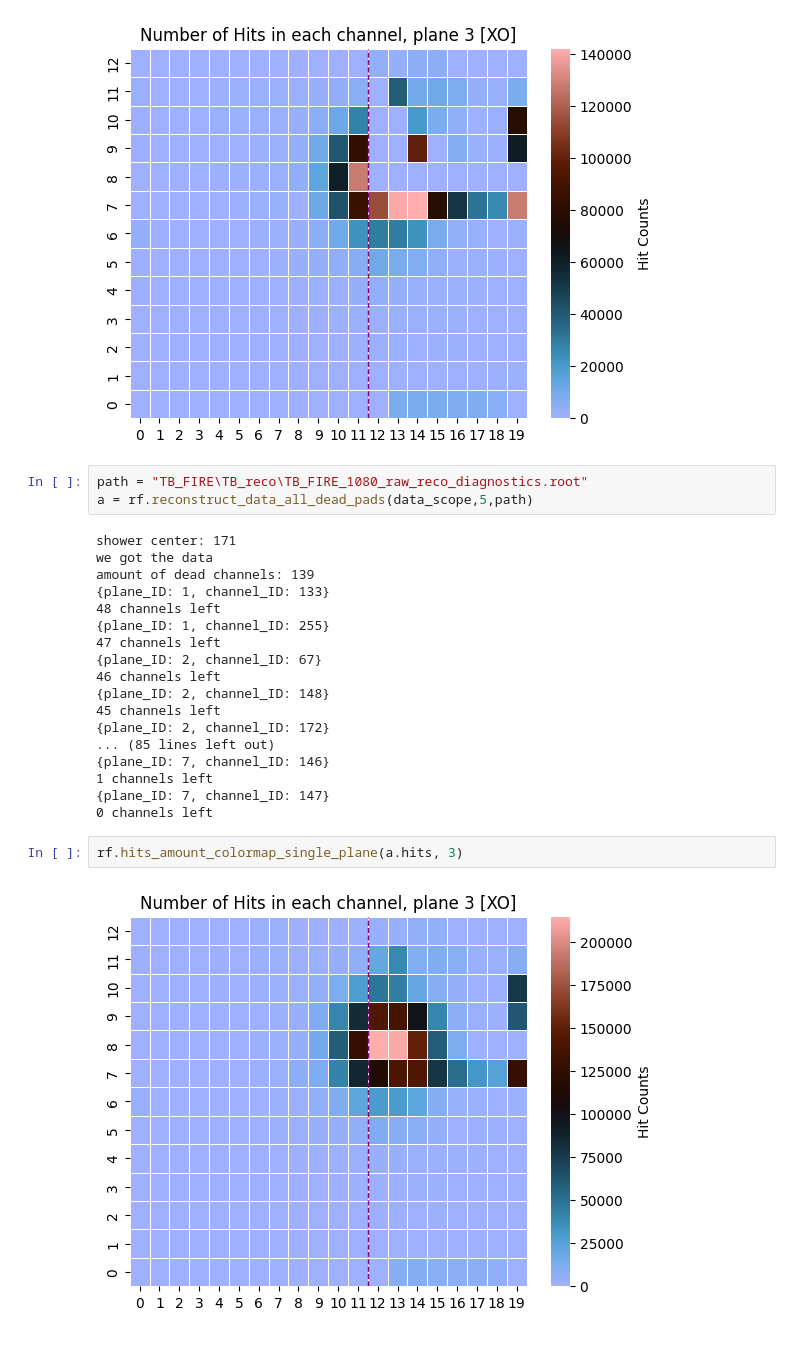
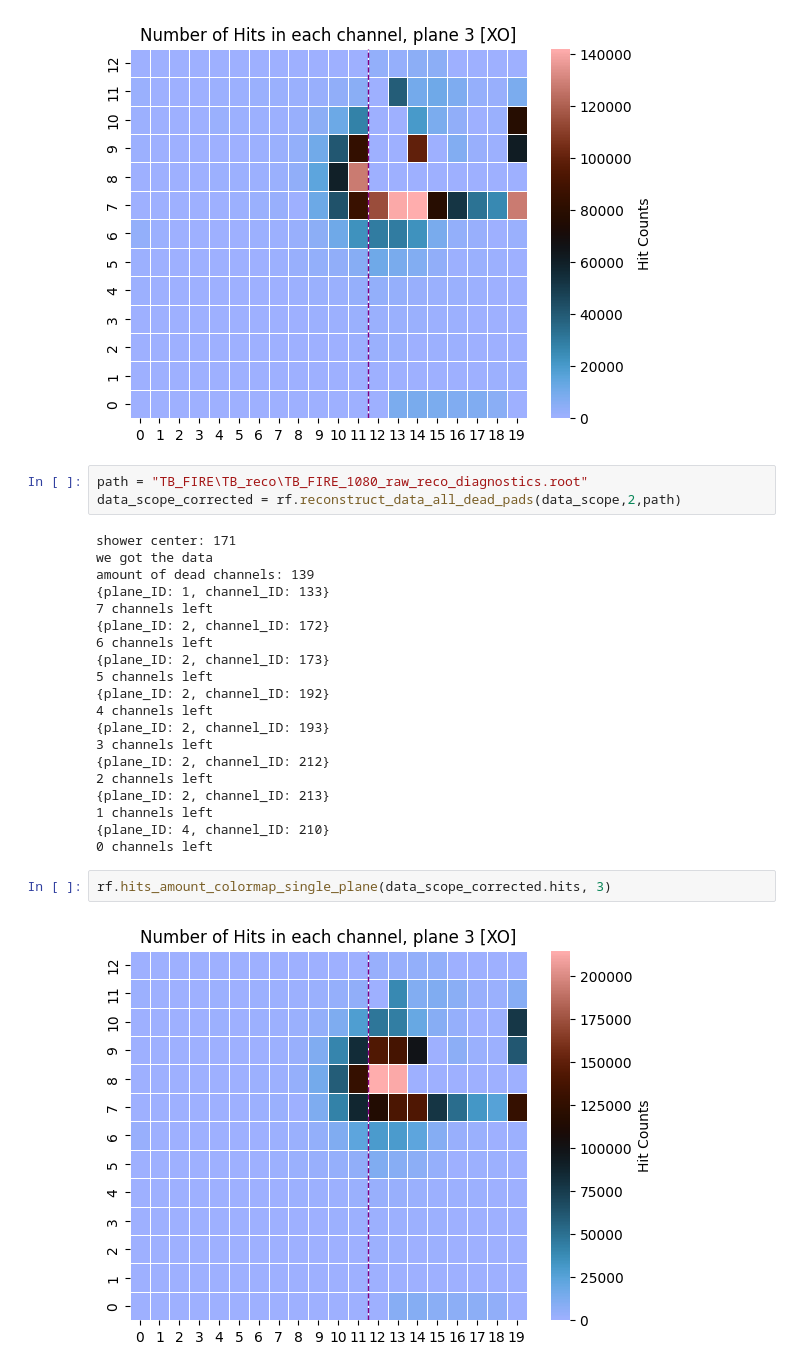
Before and after one commit to Ben-David-Ben/F-Cal-TB-Project, a Jupyter notebook: TB2025_Gap_1080_Reco.ipynb, the cells around one changed output. Drawn from its saved outputs; the diff is of its cells as text.

```diff
--- a/TB2025_Gap_1080_Reco.ipynb
+++ b/TB2025_Gap_1080_Reco.ipynb
@@ -74,27 +74,29 @@ rf.hits_amount_colormap_single_plane(data_scope.hits, 3)
 [figure]
 # %%
 path = "TB_FIRE\TB_reco\TB_FIRE_1080_raw_reco_diagnostics.root"
-a = rf.reconstruct_data_all_dead_pads(data_scope,5,path)
+data_scope_corrected = rf.reconstruct_data_all_dead_pads(data_scope,2,path)
 # %% [output]
 shower center: 171
 we got the data
 amount of dead channels: 139
 {plane_ID: 1, channel_ID: 133}
-48 channels left
-{plane_ID: 1, channel_ID: 255}
-47 channels left
-{plane_ID: 2, channel_ID: 67}
-46 channels left
-{plane_ID: 2, channel_ID: 148}
-45 channels left
+7 channels left
 {plane_ID: 2, channel_ID: 172}
-... (85 lines left out)
-{plane_ID: 7, channel_ID: 146}
+6 channels left
+{plane_ID: 2, channel_ID: 173}
+5 channels left
+{plane_ID: 2, channel_ID: 192}
+4 channels left
+{plane_ID: 2, channel_ID: 193}
+3 channels left
+{plane_ID: 2, channel_ID: 212}
+2 channels left
+{plane_ID: 2, channel_ID: 213}
 1 channels left
-{plane_ID: 7, channel_ID: 147}
+{plane_ID: 4, channel_ID: 210}
 0 channels left
 # %%
-rf.hits_amount_colormap_single_plane(a.hits, 3)
+rf.hits_amount_colormap_single_plane(data_scope_corrected.hits, 3)
 # %% [output]
-[figure, old version]
+[figure, new version]
 # %%
```
Also changed, not shown: parts of 4 cells of this notebook, 3 other files.
